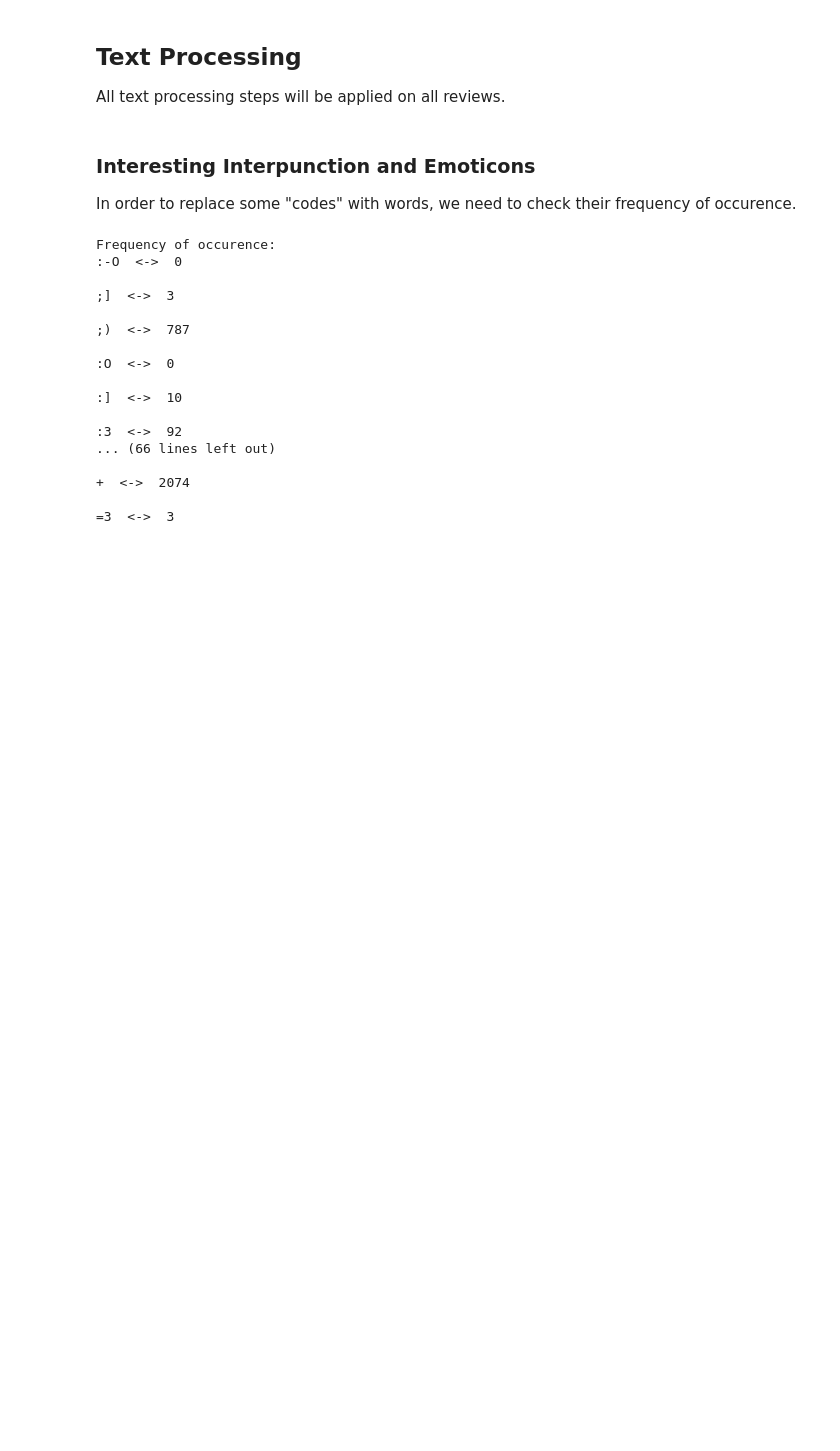
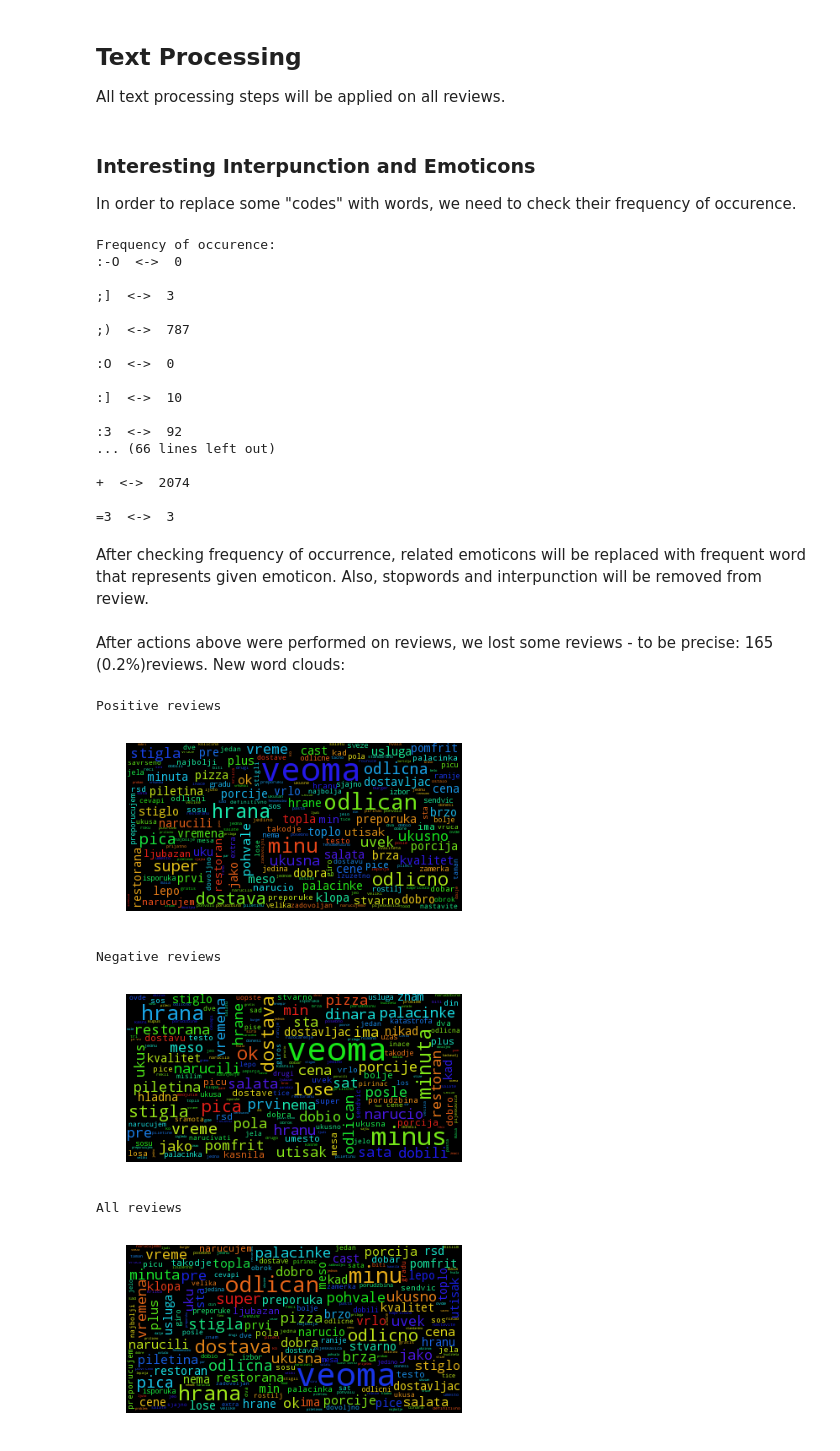
Before and after one commit to vdragan1993/sentiment-analysis, a Jupyter notebook: Donesi.com.ipynb, the cells around one changed output. Drawn from its saved outputs; the diff is of its cells as text; code cells hidden in the pictures; blank space fills up the shorter version.

Commit message:
Replaced emoticons. Removed stopwords. Tokenization.

```diff
--- a/Donesi.com.ipynb
+++ b/Donesi.com.ipynb
@@ -403,3 +403,5 @@ Frequency of occurence:
 +  <->  2074
 
 =3  <->  3
+# %% [markdown]
+After checking frequency of occurrence, related emoticons will be replaced with frequent word that represents given emoticon. Also, stopwords and interpunction will be removed from review.
@@ -405,0 +504,11 @@ Frequency of occurence:
+# %% [markdown]
+After actions above were performed on reviews, we lost some reviews - to be precise: 165 (0.2%)reviews. New word clouds:
+# %%
+display_word_freq("data/eisw/all.xlsx")
+# %% [output]
+Positive reviews
+[figure, added]
+Negative reviews
+[figure, added]
+All reviews
+[figure, added]
```
Also changed, not shown: parts of 2 cells of this notebook, 1 other file.
